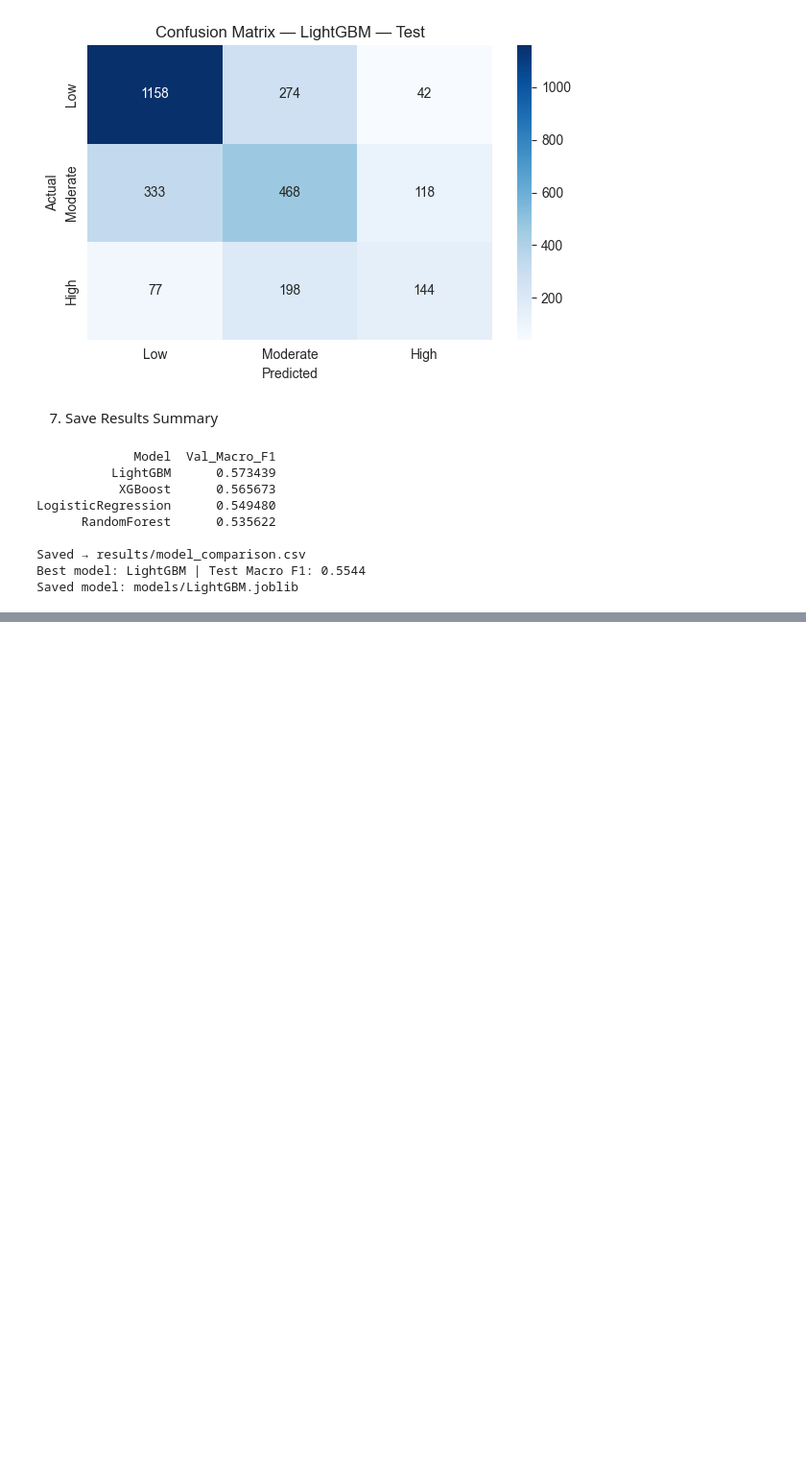
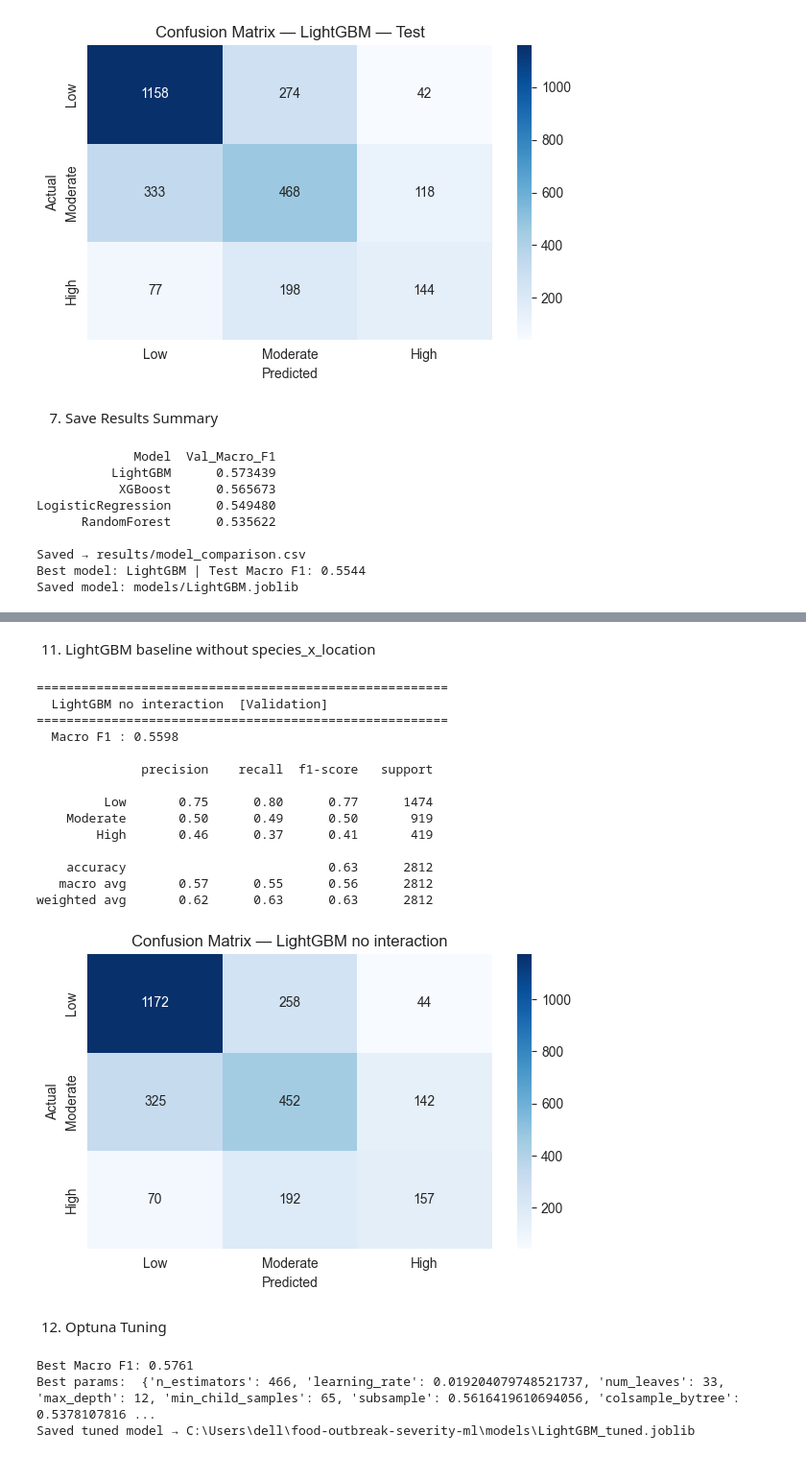
Before and after one commit to Mouhcine005/food-outbreak-severity-ml, a Jupyter notebook: notebooks/5-modeling.ipynb, the cells around one changed output, grey strips where cells are left out. Shown at 96% size. Saved outputs shown, nothing was run; the diff lists cells and outputs as text; code cells hidden in the pictures; blank space fills up the shorter version.

```diff
--- a/notebooks/5-modeling.ipynb
+++ b/notebooks/5-modeling.ipynb
@@ -182,0 +279,64 @@ Saved model: models/LightGBM.joblib
+# %% [markdown]
+ 11. LightGBM baseline without species_x_location
+# %%
+from src.models.train import build_preprocessor
+from imblearn.pipeline import Pipeline as ImbPipeline
+from imblearn.over_sampling import SMOTE
+from sklearn.compose import ColumnTransformer
+from sklearn.preprocessing import StandardScaler, OneHotEncoder
+
+# Preprocessor without species_x_location
+preprocessor_no_interaction = ColumnTransformer(
+    transformers=[
+        ("num", StandardScaler(),
+         ["Year", "Month_num", "food_known", "location_risk", "is_peak_month", "state_outbreak_rate"]),
+        ("cat", OneHotEncoder(handle_unknown="ignore", sparse_output=False),
+         ["State", "Location", "Status", "Species_Risk", "Food_Category", "Season"]),
+    ],
+    remainder="drop"
+)
+
+lgbm_no_interact = LGBMClassifier(
+    class_weight="balanced", random_state=42, n_jobs=-1, verbose=-1
+)
+
+pipe_no_interact = ImbPipeline([
+    ("pre", preprocessor_no_interaction),
+    ("smote", SMOTE(random_state=42)),
+    ("clf", lgbm_no_interact),
+])
+
+pipe_no_interact.fit(X_train, y_train)
+f1_no_interact, y_pred_no_interact = evaluate_model(
+    pipe_no_interact, X_val, y_val, model_name="LightGBM no interaction"
+)
+plot_confusion_matrix(y_val, y_pred_no_interact, model_name="LightGBM no interaction")
+# %% [output]
+=======================================================
+  LightGBM no interaction  [Validation]
+=======================================================
+  Macro F1 : 0.5598
+
+              precision    recall  f1-score   support
+
+         Low       0.75      0.80      0.77      1474
+    Moderate       0.50      0.49      0.50       919
+        High       0.46      0.37      0.41       419
+
+    accuracy                           0.63      2812
+   macro avg       0.57      0.55      0.56      2812
+weighted avg       0.62      0.63      0.63      2812
+[figure, added]
+# %% [markdown]
+12. Optuna Tuning
+# %%
+import importlib
+import src.models.tune as tune_module
+importlib.reload(tune_module)
+from src.models.tune import run_tuning
+
+best_pipeline, study = run_tuning(X_train, y_train, X_val, y_val, n_trials=100)
+# %% [output]
+Best Macro F1: 0.5761
+Best params:  {'n_estimators': 466, 'learning_rate': 0.019204079748521737, 'num_leaves': 33, 'max_depth': 12, 'min_child_samples': 65, 'subsample': 0.5616419610694056, 'colsample_bytree': 0.5378107816 ...
+Saved tuned model → C:\Users\dell\food-outbreak-severity-ml\models\LightGBM_tuned.joblib
```
Also changed, not shown: parts of 8 cells of this notebook, 2 other files.
